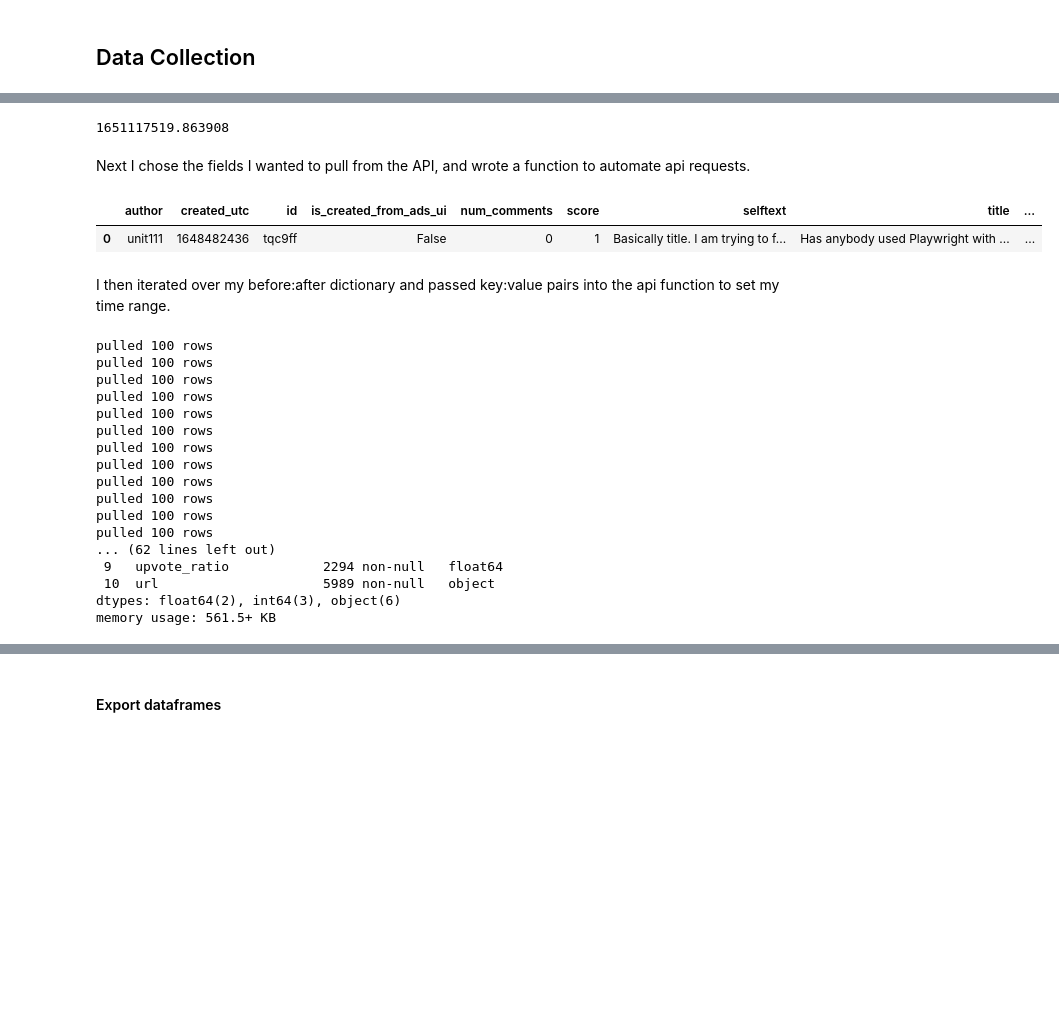
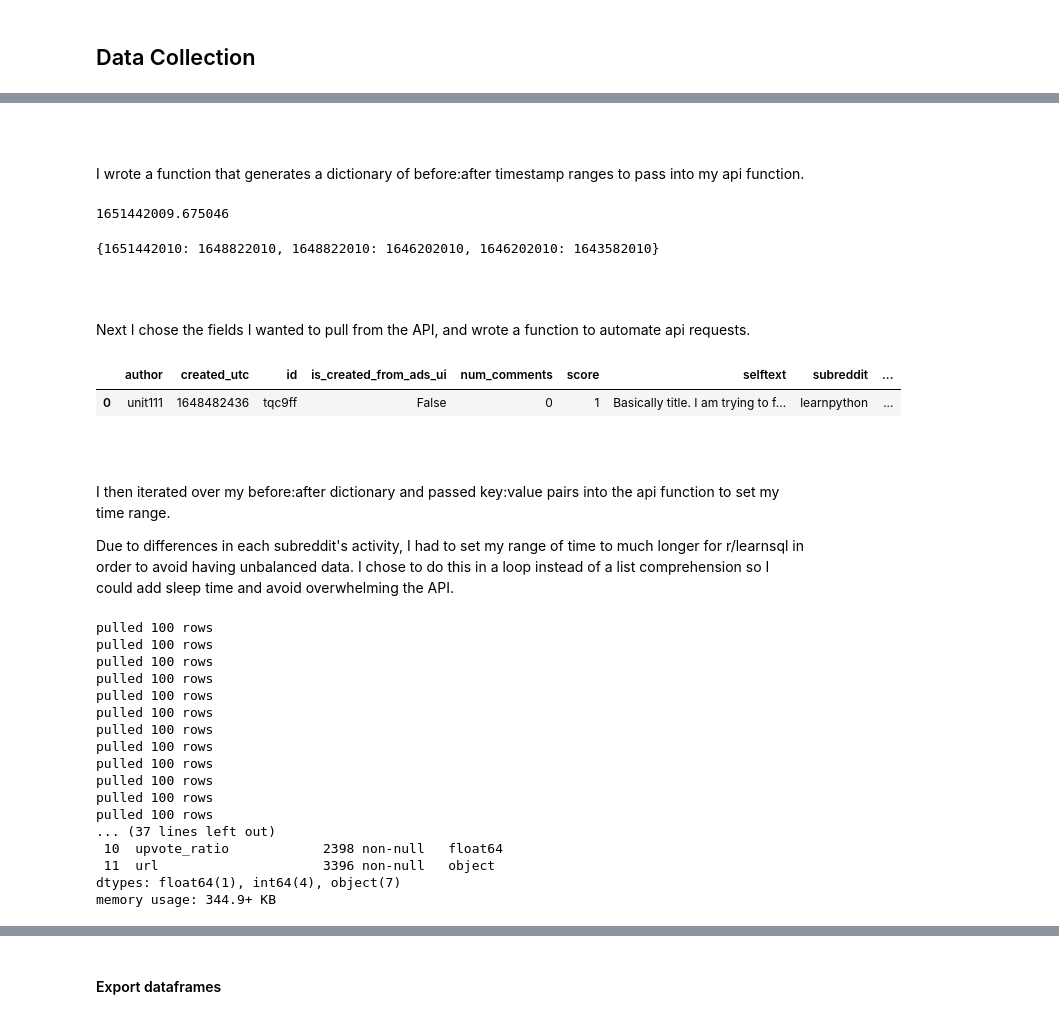
Before and after one commit to rowangayleschaefer/project_NLP_classification_model, a Jupyter notebook: Rowan_Proj3_Part1.ipynb, the cells around one changed output, grey strips where cells are left out. Saved outputs shown, nothing was run; the diff lists cells and outputs as text; code cells hidden in the pictures; blank space fills up the shorter version.

```diff
--- a/Rowan_Proj3_Part1.ipynb
+++ b/Rowan_Proj3_Part1.ipynb
@@ -112,62 +129,66 @@ It doesn't really matter that these are exact. These subreddits are active, so I
+# %% [markdown]
+<font color=white>.</font>
+# %% [markdown]
+I wrote a function that generates a dictionary of before:after timestamp ranges to pass into my api function.
 # %%
-#Get today's date in UTC timestamp
-from datetime import timezone
-dt = datetime.datetime.now(timezone.utc)
-utc_time = dt.replace(tzinfo=timezone.utc)
-today = utc_time.timestamp()
+def range_generator(num_months):
+    rangelist={}
+    onemonth = 2620000
+    for i in range (0, num_months):
+        after = int(round(today - (onemonth*(i+1)),0))
+        before = int(round(today - (onemonth*i), 0)) #When i is 0, "before" is set to today.
+        rangelist[before]=after
+    return(rangelist)
 
-print(today)
-
-# UTC datetime is clculated in "seconds elapsed". One year is about 31,536,000 seconds, one month is 2,628,288.
-onemonthish = 2620000
-
-# Write a loop that creates a dictionary of before:after values to pass into my api function
-
-rangelist={}
-for i in range (0, 60):
-    after = int(round(today - (onemonth*(i+1)),0))
-    before = int(round(today - (onemonth*i), 0)) #When i is 0, "before" is set to today.
-    rangelist[before]=after
+range_generator(3)
 # %% [output]
-1651117519.863908
+1651442009.675046
+{1651442010: 1648822010, 1648822010: 1646202010, 1646202010: 1643582010}
+# %% [markdown]
+<font color=white>.</font>
 # %% [markdown]
 Next I chose the fields I wanted to pull from the API, and wrote a function to automate api requests.
 # %%
 # Choosing the fields I want to pull from the API
-fields = ['id', 'created_utc', 'title', 'selftext', 'author', 'upvote_ratio', 'score', 'num_comments', 'total_awards_received', 'is_created_from_ads_ui', 'url']
+fields = ['id', 'created_utc', 'title', 'selftext', 'author', 'upvote_ratio', 'score', 'num_comments', 'subreddit', 'total_awards_received', 'is_created_from_ads_ui', 'url']
 
 def query(subreddit, num, before, after):
     params = {
     'subreddit': subreddit,
     'size':num,
     'before':before,
     'after':after,
     'fields':fields}    # defined above
     url = 'https://api.pushshift.io/reddit/search/submission/?'
     res = requests.get(url, params)
 
     data = res.json()
     test = pd.DataFrame(data['data'])
     return(test)
 
 # Testing my function
 query('learnpython', 1, 1651108665, 1648480377)
 # %% [output]
-|  | author | created_utc | id | is_created_from_ads_ui | num_comments | score | selftext | title | ... |
-| 0 | unit111 | 1648482436 | tqc9ff | False | 0 | 1 | Basically title. I am trying to f... | Has anybody used Playwright with ... | ... |
+|  | author | created_utc | id | is_created_from_ads_ui | num_comments | score | selftext | subreddit | ... |
+| 0 | unit111 | 1648482436 | tqc9ff | False | 0 | 1 | Basically title. I am trying to f... | learnpython | ... |
+# %% [markdown]
+<font color=white>.</font>
 # %% [markdown]
 I then iterated over my before:after dictionary and passed key:value pairs into the api function to set my time range.
+
+Due to differences in each subreddit's activity, I had to set my range of time to much longer for r/learnsql in order to avoid having unbalanced data. I chose to do this in a loop instead of a list comprehension so I could add sleep time and avoid overwhelming the API.
 # %%
 # Pull and make dataframe for learnpython sub
+
 # List comp version sometimes works and sometimes doesn't, possibly because I can't add sleep time. I've commented it out for now
 # listdfs=[query('learnpython', 100, key, val) for key, val in rangelist.items()]
 
 listdfs=[]
-for key, val in rangelist.items():
+for key, val in range_generator(34).items():
     i = query('learnpython', 100, key, val)
     print('pulled 100 rows')
     listdfs.append(i)
-    time.sleep(5)
+    time.sleep(10)
 
 learnpython=pd.concat(listdfs)
 learnpython.info()
@@ -184,8 +205,8 @@ pulled 100 rows
 pulled 100 rows
 pulled 100 rows
 pulled 100 rows
-... (62 lines left out)
- 9   upvote_ratio            2294 non-null   float64
- 10  url                     5989 non-null   object
-dtypes: float64(2), int64(3), object(6)
-memory usage: 561.5+ KB
+... (37 lines left out)
+ 10  upvote_ratio            2398 non-null   float64
+ 11  url                     3396 non-null   object
+dtypes: float64(1), int64(4), object(7)
+memory usage: 344.9+ KB
```
Also changed, not shown: parts of 54 cells of this notebook, 22 other files.
